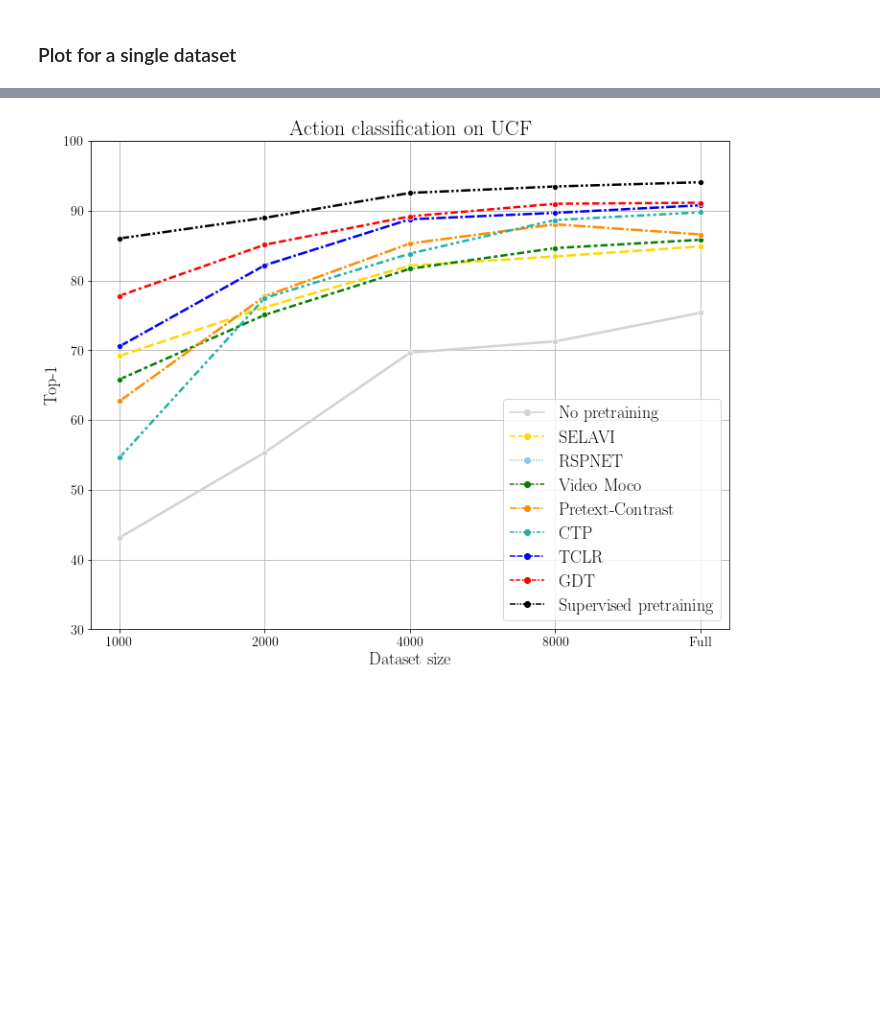
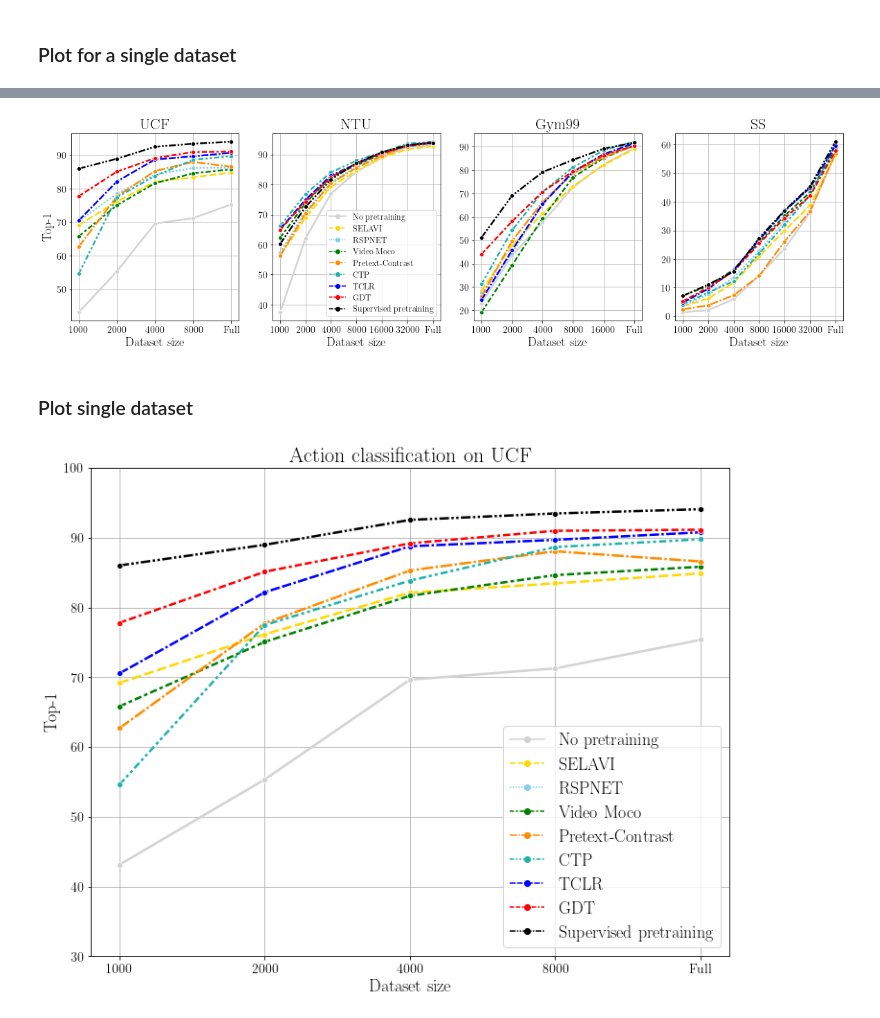
Before and after one commit to bpiyush/ViDA-SSL, a Jupyter notebook: misc/plotting/impact_of_dataset_size.ipynb, the cells around one changed output, grey strips where cells are left out. Cells and saved outputs as stored; diff of their text form; code cells hidden in the pictures; blank space fills up the shorter version.

```diff
--- a/misc/plotting/impact_of_dataset_size.ipynb
+++ b/misc/plotting/impact_of_dataset_size.ipynb
@@ -79,0 +109,30 @@ def lineplot(
+# %%
+def linesubplots(df, ykey="Top-1"):
+    datasets = df.Dataset.unique()
+    fig, axes = plt.subplots(1, len(datasets), figsize=(20, 5))
+
+    for i in range(len(axes)):
+        sub_df = df[df["Dataset"] == datasets[i]].copy()
+        # sub_df["Top-1 (Exp)"] = sub_df["Top-1"].apply(lambda x: x)
+        # sub_df[f"{ykey} (norm)"] = sub_df.groupby("Dataset size")[[ykey]].transform(lambda x: (x - x.min()) / (x.max() - x.min()))
+        # ykey = f"{ykey} (norm)"
+
+        ylabel = "Top-1" if i == 0 else None
+        legend = True if i == 1 else False
+
+        ax = lineplot(
+            sub_df,
+            x="Dataset size",
+            y=ykey,
+            title=datasets[i],
+            ax=axes[i],
+            legend=legend,
+            legendsize=12,
+            show=False,
+            # ylim=[sub_df[ykey].min() - 5, sub_df[ykey].max() + 5],
+            ylim=None,
+            # ylim=[sub_df[ykey].min() - 5, 90],
+            ylabel=ylabel,
+        )
+
+    plt.show()
@@ -80,3 +171,9 @@ def lineplot(
+# %%
+linesubplots(df, "Top-1")
+# %% [output]
+[figure, added]
+# %% [markdown]
+### Plot single dataset
 # %%
 sub_df = df[df["Dataset"] == "UCF"]
 # %%
```
Also changed, not shown: parts of 7 cells of this notebook, 2 other files.
